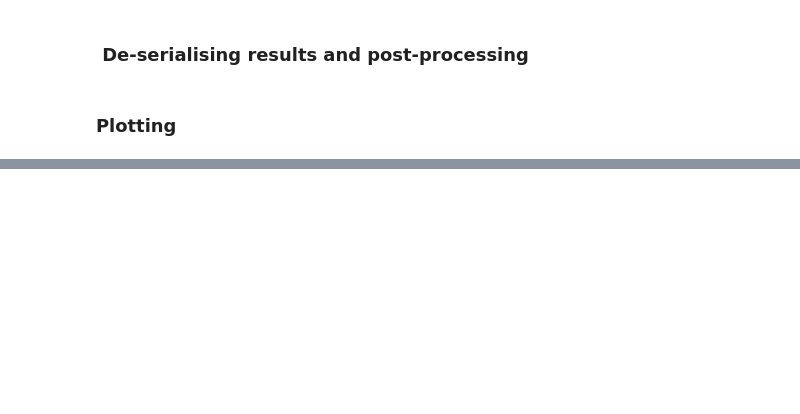
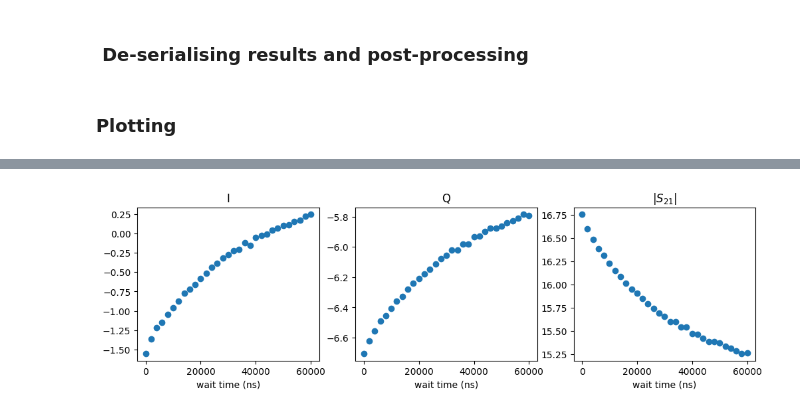
Before and after one commit to qilimanjaro-tech/qiboconnection-portfolio, a Jupyter notebook: benchmarks/coherence_times/t1.ipynb, the cells around one changed output, grey strips where cells are left out. Saved outputs shown, nothing was run; the diff lists cells and outputs as text; code cells hidden in the pictures; blank space fills up the shorter version.

```diff
--- a/benchmarks/coherence_times/t1.ipynb
+++ b/benchmarks/coherence_times/t1.ipynb
@@ -179,10 +166,12 @@ Optimized Parameters: [3.76471392e+00 3.48761715e+04 1.27564344e+01]
 # %%
 fig, axes = plt.subplots(1, 3, figsize=(12, 3))
-data = [i_vec, q_vec, v_vec]
+data = [i_vec, q_vec, s21_vec]
 xaxis = np.arange(wait_start, wait_stop + wait_step, wait_step)
-titles = ["I", "Q", "V"]
+titles = ["I", "Q", "$|S_{21}|$"]
 
 for i in range(3):
     axes[i].plot(xaxis, data[i], "o")
     axes[i].set_title(titles[i])
     axes[i].set_xlabel("wait time (ns)")
+# %% [output]
+[figure, added]
```
Also changed, not shown: parts of 7 cells of this notebook, 3 other files.
